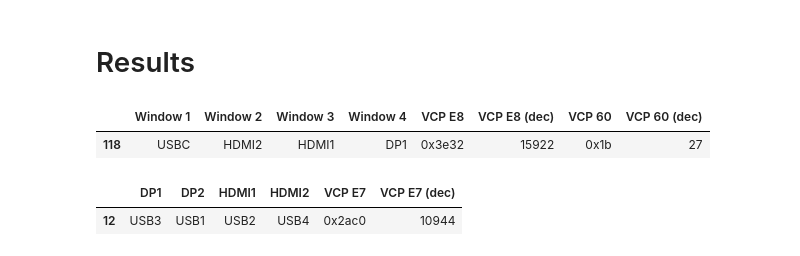
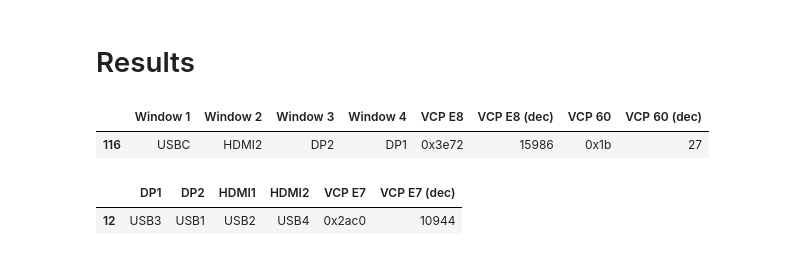
Before and after one commit to ekamil/dell-ddc-documentation, a Jupyter notebook: analyse_inputs.ipynb, the cells around one changed output. Saved outputs shown, nothing was run; the diff lists cells and outputs as text; code cells hidden in the pictures.

```diff
--- a/analyse_inputs.ipynb
+++ b/analyse_inputs.ipynb
@@ -101,34 +124,34 @@ def model_pbp_order_by_names(S2: str, S3: str, S4: str) -> int:
 # %%
 import pandas as pd
 from itertools import product
 
 
 windows = set(product([s.name for s in Input], repeat=4))
 windows = list(filter(lambda ws: len(set(ws)) == len(ws), windows))
 
 
 df = pd.DataFrame(windows, columns=["Window 1", "Window 2", "Window 3", "Window 4"])
 df["VCP E8"] = df.apply(
     lambda row: hex(model_pbp_order_by_names(*row.values[1:4])), axis=1
 )
 df["VCP E8 (dec)"] = df.apply(lambda row: int(row["VCP E8"], base=16), axis=1)
 df["VCP 60"] = df.apply(lambda row: hex(Input[row["Window 1"]]), axis=1)
 df["VCP 60 (dec)"] = df.apply(lambda row: int(row["VCP 60"], base=16), axis=1)
 df.sort_values(
     ["Window 1", "Window 2", "Window 3", "Window 4"], inplace=True, ignore_index=True
 )
 df
 
 filtered_df = df[
     (df["Window 1"] == "USBC")
     & (df["Window 2"] == "HDMI2")
-    & (df["Window 3"] == "HDMI1")
+    & (df["Window 3"] == "DP2")
     & (df["Window 4"] == "DP1")
 ]
 filtered_df
 # %% [output]
 |  | Window 1 | Window 2 | Window 3 | Window 4 | VCP E8 | VCP E8 (dec) | VCP 60 | VCP 60 (dec) |
-| 118 | USBC | HDMI2 | HDMI1 | DP1 | 0x3e32 | 15922 | 0x1b | 27 |
+| 116 | USBC | HDMI2 | DP2 | DP1 | 0x3e72 | 15986 | 0x1b | 27 |
 # %%
 import pandas as pd
 from itertools import product
```
Also changed, not shown: parts of 2 cells of this notebook.
